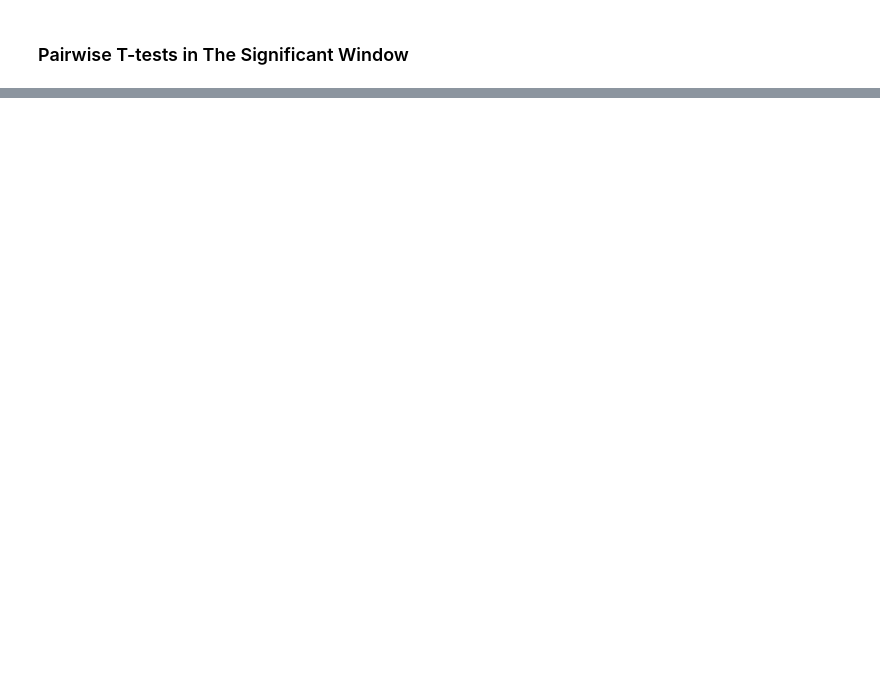
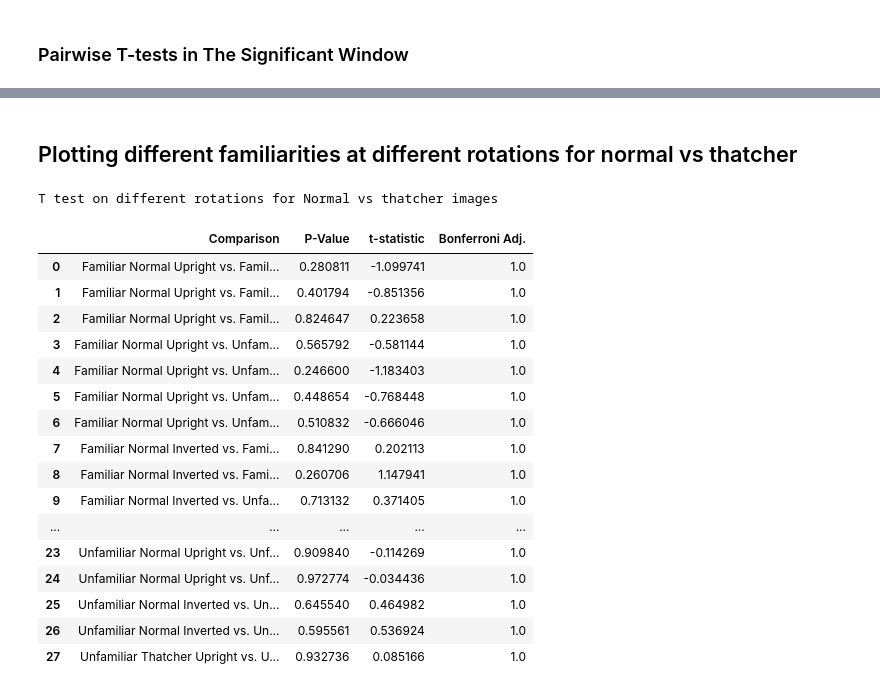
Before and after one commit to lauritswl/EEG_Thatcher_Effect, a Jupyter notebook: T_tester_windows.ipynb, the cells around one changed output, grey strips where cells are left out. Cells and saved outputs as stored; diff of their text form; code cells hidden in the pictures; blank space fills up the shorter version.

```diff
--- a/T_tester_windows.ipynb
+++ b/T_tester_windows.ipynb
@@ -42,13 +62,32 @@ unchanged_0 = epochs['Unchanged/0']
 unchanged_90 = epochs['Unchanged/90']
 unchanged_180 = epochs['Unchanged/180']
 
-
+## familiar and unfamiliar
+familiar = epochs['Familliar']
+unfamiliar = epochs['Unfamilliar']
 
 # Rotation Epochs:
 # Not evoked Interactions
 epoch_0 = epochs['0']
 epoch_90 = epochs['90']
 epoch_180 = epochs['180']
+
+changed_0_familiar = epochs['Changed/0/Familliar']
+changed_90_familiar = epochs['Changed/90/Familliar']
+changed_180_familiar = epochs['Changed/180/Familliar']
+
+unchanged_0_familiar = epochs['Unchanged/0/Familliar']
+unchanged_90_familiar = epochs['Unchanged/90/Familliar']
+unchanged_180_familiar = epochs['Unchanged/180/Familliar']
+
+# ## Unfamiliar
+changed_0_unfamiliar = epochs['Changed/0/Unfamilliar']
+changed_90_unfamiliar = epochs['Changed/90/Unfamilliar']
+changed_180_unfamiliar = epochs['Changed/180/Unfamilliar']
+
+unchanged_0_unfamiliar = epochs['Unchanged/0/Unfamilliar']
+unchanged_90_unfamiliar = epochs['Unchanged/90/Unfamilliar']
+unchanged_180_unfamiliar = epochs['Unchanged/180/Unfamilliar']
 
 
 
@@ -229,0 +298,32 @@ pairwise
+# %% [markdown]
+## Plotting different familiarities at different rotations for normal vs thatcher
+# %%
+## N170
+pairwise = pairwise_Ttest(Epoch_Condition = [unchanged_0_familiar, unchanged_180_familiar, changed_0_familiar, changed_180_familiar, unchanged_0_unfamiliar, unchanged_180_unfamiliar, changed_0_unfamiliar, changed_180_unfamiliar],
+             tmin = .184,
+             tmax = .200,
+             channels = ["TP9", "TP10"],
+             Epoch_Names = ["Familiar Normal Upright", "Familiar Normal Inverted", "Familiar Thatcher Upright", "Familiar Thatcher Inverted", "Unfamiliar Normal Upright", "Unfamiliar Normal Inverted", "Unfamiliar Thatcher Upright", "Unfamiliar Thatcher Inverted"]
+              )
+
+print("T test on different rotations for Normal vs thatcher images")
+pairwise
+# %% [output]
+T test on different rotations for Normal vs thatcher images
+|  | Comparison | P-Value | t-statistic | Bonferroni Adj. |
+| 0 | Familiar Normal Upright vs. Famil... | 0.280811 | -1.099741 | 1.0 |
+| 1 | Familiar Normal Upright vs. Famil... | 0.401794 | -0.851356 | 1.0 |
+| 2 | Familiar Normal Upright vs. Famil... | 0.824647 | 0.223658 | 1.0 |
+| 3 | Familiar Normal Upright vs. Unfam... | 0.565792 | -0.581144 | 1.0 |
+| 4 | Familiar Normal Upright vs. Unfam... | 0.246600 | -1.183403 | 1.0 |
+| 5 | Familiar Normal Upright vs. Unfam... | 0.448654 | -0.768448 | 1.0 |
+| 6 | Familiar Normal Upright vs. Unfam... | 0.510832 | -0.666046 | 1.0 |
+| 7 | Familiar Normal Inverted vs. Fami... | 0.841290 | 0.202113 | 1.0 |
+| 8 | Familiar Normal Inverted vs. Fami... | 0.260706 | 1.147941 | 1.0 |
+| 9 | Familiar Normal Inverted vs. Unfa... | 0.713132 | 0.371405 | 1.0 |
+| ... | ... | ... | ... | ... |
+| 23 | Unfamiliar Normal Upright vs. Unf... | 0.909840 | -0.114269 | 1.0 |
+| 24 | Unfamiliar Normal Upright vs. Unf... | 0.972774 | -0.034436 | 1.0 |
+| 25 | Unfamiliar Normal Inverted vs. Un... | 0.645540 | 0.464982 | 1.0 |
+| 26 | Unfamiliar Normal Inverted vs. Un... | 0.595561 | 0.536924 | 1.0 |
+| 27 | Unfamiliar Thatcher Upright vs. U... | 0.932736 | 0.085166 | 1.0 |
```
Also changed, not shown: parts of 16 cells of this notebook, 1 other file.
